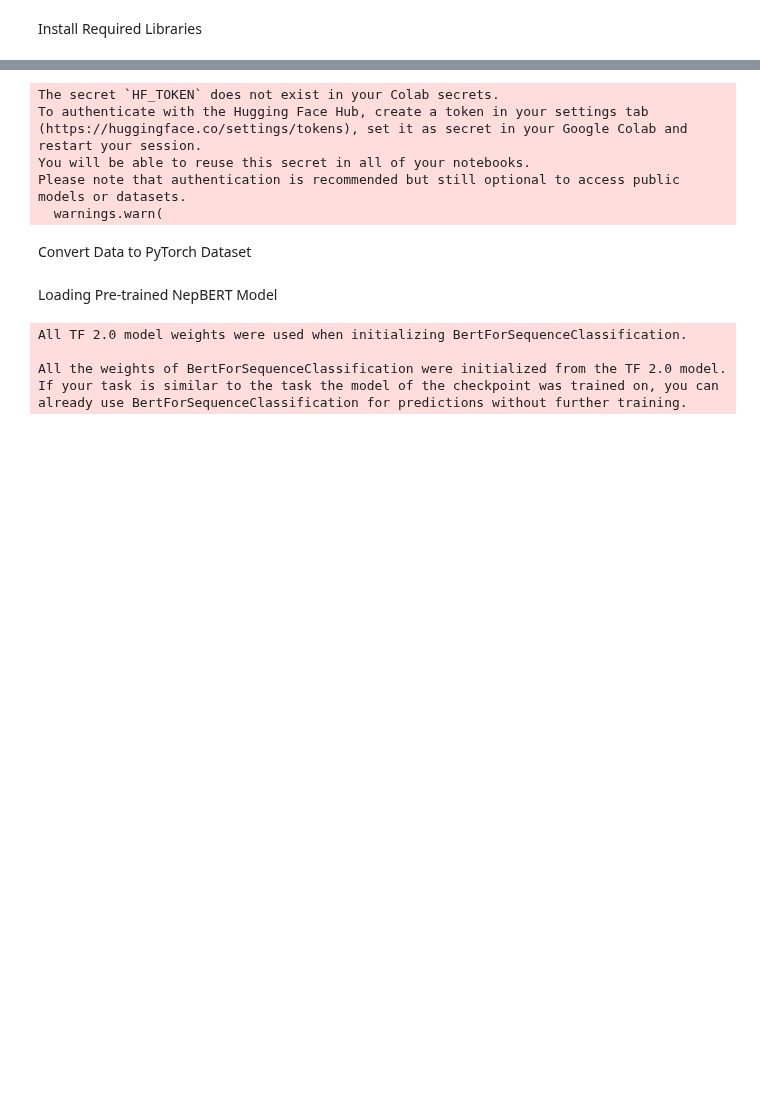
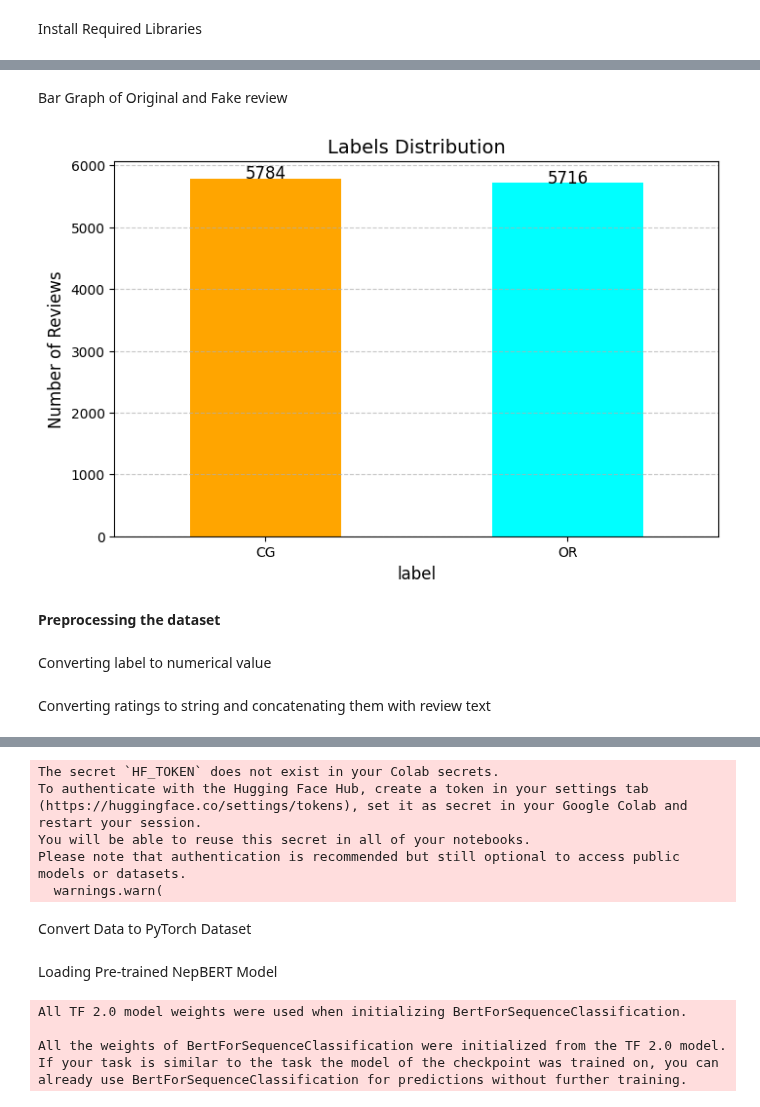
Before and after one commit to PramishSapkota/Project, a Jupyter notebook: Devnagari.ipynb, the cells around one changed output, grey strips where cells are left out. Drawn from its saved outputs; the diff is of its cells as text; code cells hidden in the pictures; blank space fills up the shorter version.

```diff
--- a/Devnagari.ipynb
+++ b/Devnagari.ipynb
@@ -24,0 +76,51 @@ Loading and Preprocessing our Dataset
+# %% [markdown]
+Bar Graph of Original and Fake review
+# %%
+import matplotlib.pyplot as plt
+
+count_label= df['label'].value_counts()
+# count_label = pd.Series(count_label)
+
+# Plot bar chart
+plt.figure(figsize=(8, 5))
+
+# Add title and labels
+plt.title("Labels Distribution", fontsize=14)
+plt.xlabel("Fake(CG) vs Real(OR)", fontsize=12)
+plt.ylabel("Number of Reviews", fontsize=12)
+
+# for colored bargraph
+ax = count_label.plot(kind='bar', color=['orange', 'cyan'])
+
+# Add numeric values on bars
+for i, v in enumerate(count_label):
+    ax.text(i, v + 3, str(v), ha='center', fontsize=12)
+
+# Show the bar chart
+plt.xticks(rotation=0)  # Keep category labels horizontal
+plt.grid(axis='y', linestyle='--', alpha=0.7)  # Add grid for better readability
+plt.show()
+
+#for black & white bargraph
+# plt.figure(figsize=(8, 5))
+
+# # Add title and labels
+# plt.title("Labels Distribution", fontsize=14)
+# plt.xlabel("Fake(CG) vs Real(OR)", fontsize=12)
+# plt.ylabel("Number of Reviews", fontsize=12)
+# ax = count_label.plot(kind='bar', color=['dimgray', 'lightgray'])
+
+# # Add numeric values on bars
+# for i, v in enumerate(count_label):
+#     ax.text(i, v + 3, str(v), ha='center', fontsize=12)
+
+# # Show the bar chart
+# plt.xticks(rotation=0)  # Keep category labels horizontal
+# plt.grid(axis='y', linestyle='--', alpha=0.7)  # Add grid for better readability
+# plt.show()
+# %% [output]
+[figure, added]
+# %% [markdown]
+**Preprocessing the dataset**
+# %% [markdown]
+Converting label to numerical value
@@ -24,0 +129,2 @@ Loading and Preprocessing our Dataset
+# %% [markdown]
+Converting ratings to string and concatenating them with review text
```
Also changed, not shown: parts of 21 cells of this notebook, 25 other files.
